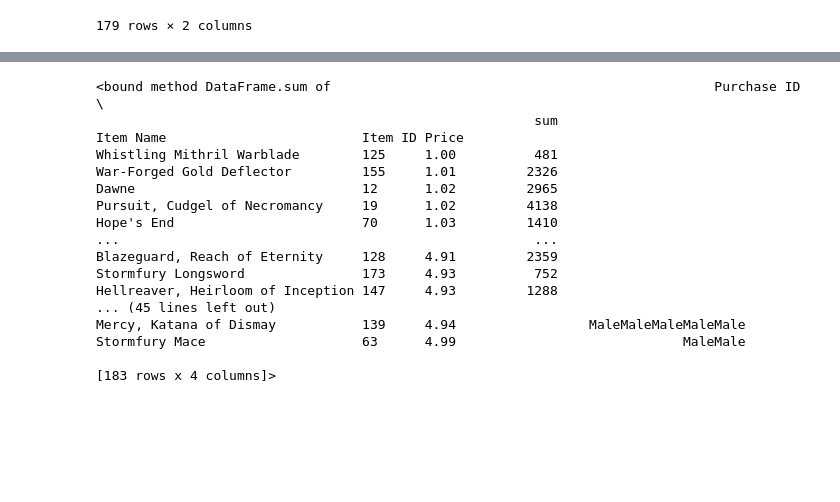
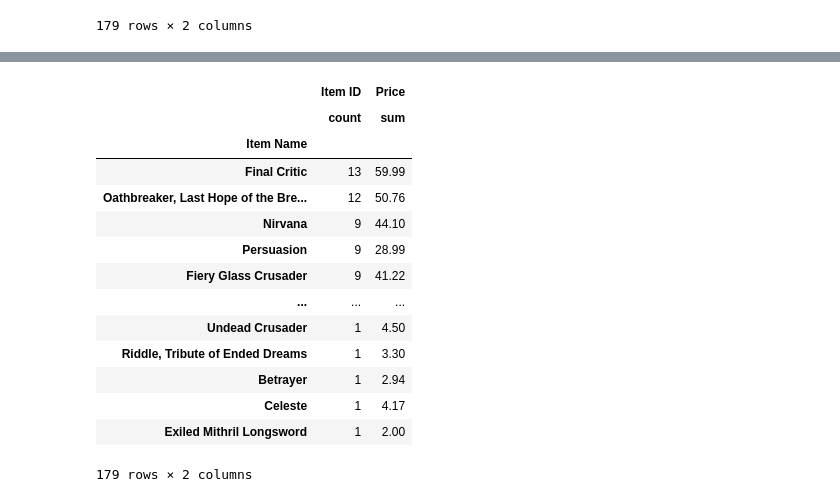
Before and after one commit to cmagnotta/pandas-challenge, a Jupyter notebook: pymoliheroes2.ipynb, the cells around one changed output, grey strips where cells are left out. Drawn from its saved outputs; the diff is of its cells as text; code cells hidden in the pictures; blank space fills up the shorter version.

```diff
--- a/pymoliheroes2.ipynb
+++ b/pymoliheroes2.ipynb
@@ -633,6 +552,6 @@ ItemAnalysis.head()
 #Total Purchase Value
 # %%
-popItems = ItemAnalysis[["Item ID", "Item Name", "Price"]]
+popItems = pymoliHero[["Item ID", "Item Name", "Price"]]
 # %%
 popItems
 # %% [output]
@@ -789 +630,21 @@ MostProfitable
+# %%
+MostPopItems = MostPopItems.sort_values(by=[('Item ID','count')], ascending=False)
+# %%
+MostPopItems
+# %% [output]
+|  | Item ID | Price |
+|  | count | sum |
+| Item Name |  |  |
+| Final Critic | 13 | 59.99 |
+| Oathbreaker, Last Hope of the Bre... | 12 | 50.76 |
+| Nirvana | 9 | 44.10 |
+| Persuasion | 9 | 28.99 |
+| Fiery Glass Crusader | 9 | 41.22 |
+| ... | ... | ... |
+| Undead Crusader | 1 | 4.50 |
+| Riddle, Tribute of Ended Dreams | 1 | 3.30 |
+| Betrayer | 1 | 2.94 |
+| Celeste | 1 | 4.17 |
+| Exiled Mithril Longsword | 1 | 2.00 |
+179 rows × 2 columns
 # %%
@@ -791,20 +651,0 @@ SortedProfitable = MostProfitable.sort_values("Price").sum
-# %%
-SortedProfitable
-# %% [output]
-<bound method DataFrame.sum of                                                 Purchase ID  \
-                                                        sum
-Item Name                         Item ID Price
-Whistling Mithril Warblade        125     1.00          481
-War-Forged Gold Deflector         155     1.01         2326
-Dawne                             12      1.02         2965
-Pursuit, Cudgel of Necromancy     19      1.02         4138
-Hope's End                        70      1.03         1410
-...                                                     ...
-Blazeguard, Reach of Eternity     128     4.91         2359
-Stormfury Longsword               173     4.93          752
-Hellreaver, Heirloom of Inception 147     4.93         1288
-... (45 lines left out)
-Mercy, Katana of Dismay           139     4.94                 MaleMaleMaleMaleMale
-Stormfury Mace                    63      4.99                             MaleMale
-
-[183 rows x 4 columns]>
```
Also changed, not shown: parts of 25 cells of this notebook, 1 other file.
